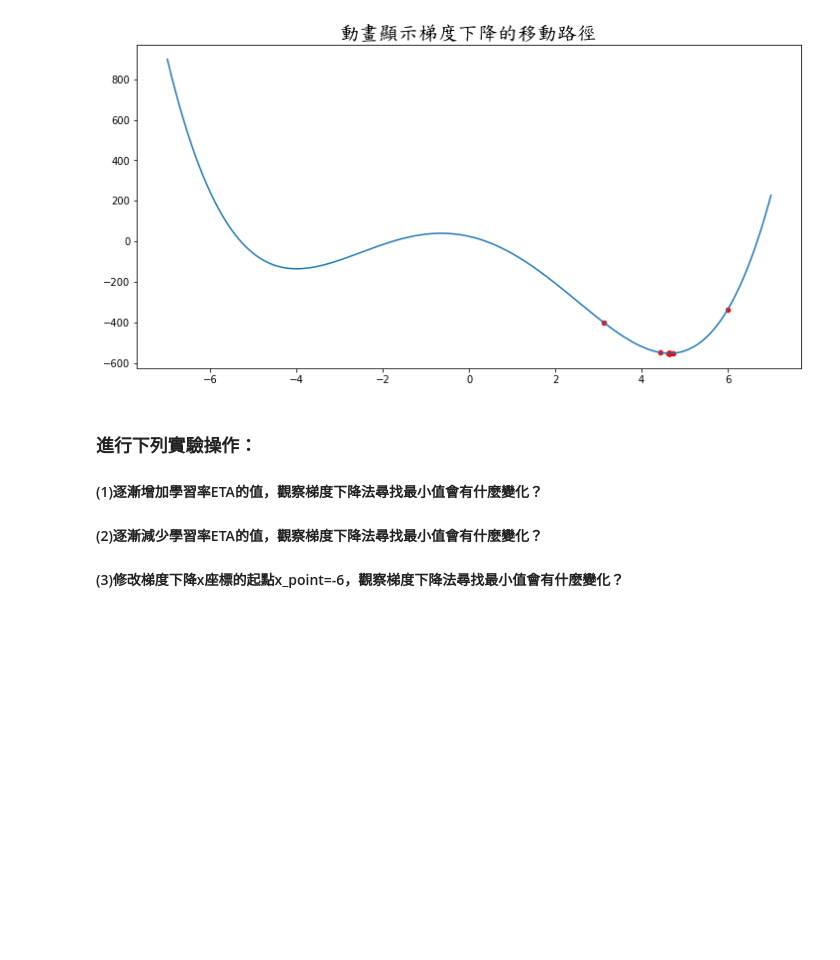
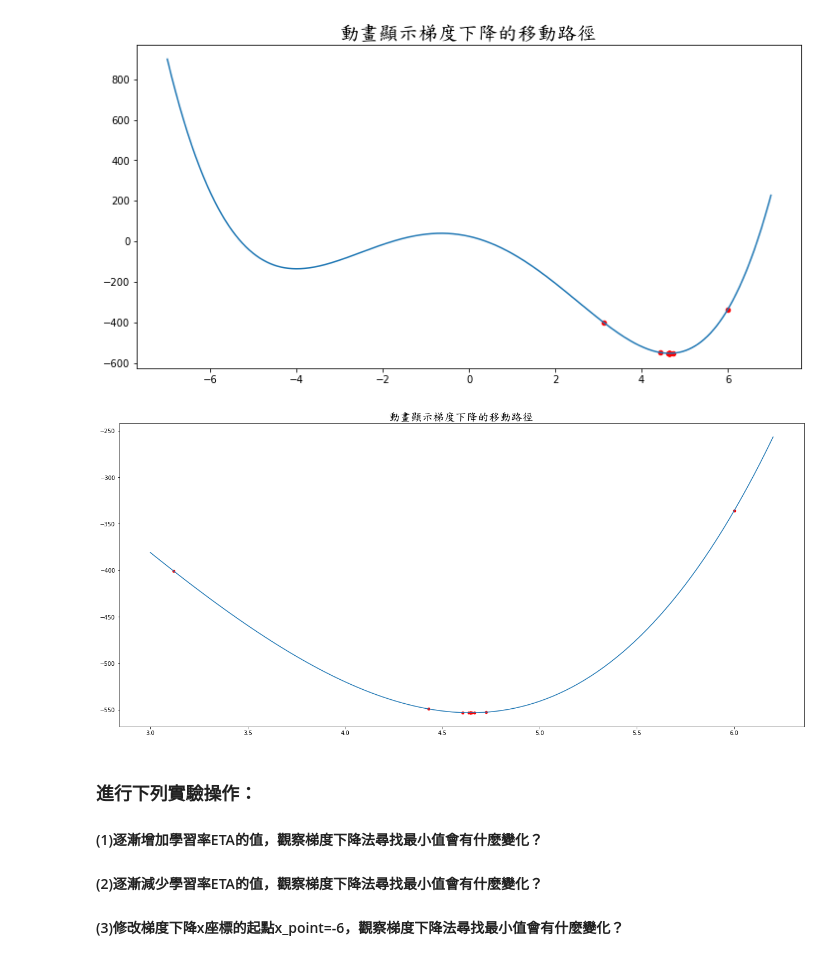
Before and after one commit to bin010203/Machine-Learning, a Jupyter notebook: A1_02梯度下降法逼近.ipynb, the cells around one changed output. Cells and saved outputs as stored; diff of their text form; code cells hidden in the pictures; blank space fills up the shorter version.

```diff
--- a/A1_02梯度下降法逼近.ipynb
+++ b/A1_02梯度下降法逼近.ipynb
@@ -17,7 +15,7 @@ Mounted at /content/drive
 import numpy as np
 import matplotlib.pyplot as plt
 import matplotlib.font_manager as plt_font
-twfont1 = plt_font.FontProperties(fname="")
+twfont1 = plt_font.FontProperties(fname="/content/drive/MyDrive/Colab Notebooks/kaiu.ttf")
 #動態顯示套件
 from IPython import display
 # %%
@@ -88,17 +92,33 @@ step_x
 # %%
 for i in range(len(step_x)):
   plt.figure(figsize=(12,6))
-  plt.title("動畫顯示梯度下降的移動路徑",fontproperties=twfont1,fontsize=20)
+  plt.title("動畫顯示梯度下降的移動路徑",
+            fontproperties=twfont1,fontsize=20)
   x = np.linspace(-7,7, 10000)
   plt.plot(x, F(x))
   #畫出梯度下降的修正路徑點
   plt.scatter(step_x[:i],step_y[:i],s=20,color='r')
-  #暫停0.3秒
-  plt.pause(0.3)
+  #暫停1秒
+  plt.pause(1)
   #清除目前的顯示
   display.clear_output(wait=True)
 # %% [output]
 [figure]
+# %%
+for i in range(len(step_x)):
+  plt.figure(figsize=(22,10))
+  plt.title("動畫顯示梯度下降的移動路徑",
+            fontproperties=twfont1,fontsize=20)
+  x = np.linspace(3,6.2, 100)
+  plt.plot(x, F(x))
+  #畫出梯度下降的修正路徑點
+  plt.scatter(step_x[:i],step_y[:i],s=20,color='r')
+  #暫停1秒
+  plt.pause(1)
+  #清除目前的顯示
+  display.clear_output(wait=True)
+# %% [output]
+[figure, added]
 # %% [markdown]
 ### 進行下列實驗操作：
 #### (1)逐漸增加學習率ETA的值，觀察梯度下降法尋找最小值會有什麼變化？
```
Also changed, not shown: parts of 68 cells of this notebook.
